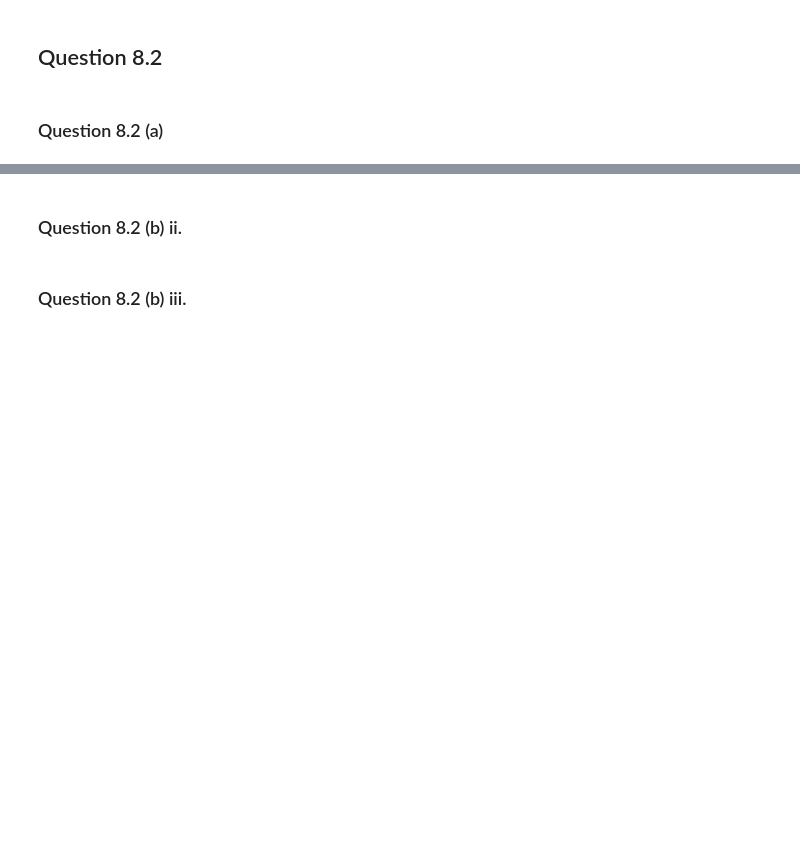
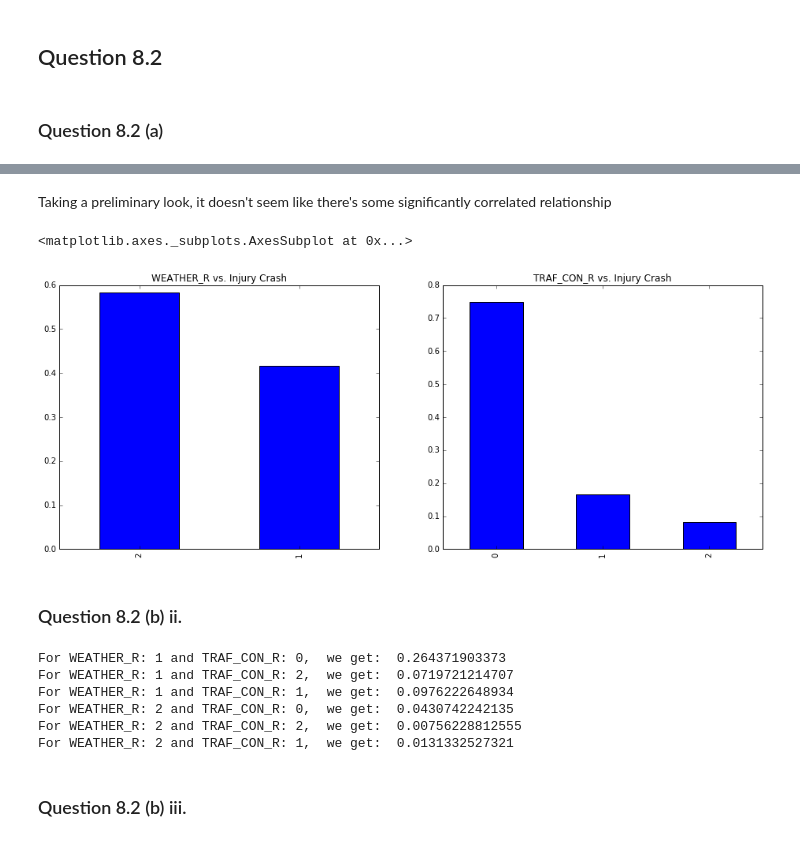
Before and after one commit to JonathanJohann/Independent_Research, a Jupyter notebook: 15.0621 Data Mining Assignment 2.ipynb, the cells around one changed output, grey strips where cells are left out. Drawn from its saved outputs; the diff is of its cells as text; code cells hidden in the pictures; blank space fills up the shorter version.

```diff
--- a/15.0621 Data Mining Assignment 2.ipynb
+++ b/15.0621 Data Mining Assignment 2.ipynb
@@ -227,3 +226,6 @@ For k = 2 , predicted value is: [ 14.64]
 ## Question 8.2
 # %% [markdown]
 ### Question 8.2 (a)
+# %%
+accidents = pd.read_csv('Accidents.csv',sep=',',header=0)
+accidents.head()
@@ -231,0 +248,3 @@ For k = 2 , predicted value is: [ 14.64]
+# %%
+q82bi = accidents[['WEATHER_R','TRAF_CON_R','INJURY_CRASH']].head(12)
+q82bi.describe()
@@ -232,5 +261,28 @@ For k = 2 , predicted value is: [ 14.64]
+# %% [markdown]
+Taking a preliminary look, it doesn't seem like there's some significantly correlated relationship
+# %%
+fig, axs = plt.subplots(1,2)
+q82bi.WEATHER_R.value_counts('INJURY_CRASH').plot(kind='bar',title='WEATHER_R vs. Injury Crash',ax=axs[0],figsize=(16,6))
+q82bi.TRAF_CON_R.value_counts('INJURY_CRASH').plot(kind='bar',title='TRAF_CON_R vs. Injury Crash',ax=axs[1],figsize=(16,6))
+# %% [output]
+<matplotlib.axes._subplots.AxesSubplot at 0x...>
+[figure, added]
 # %% [markdown]
 ### Question 8.2 (b) ii.
+# %%
+injuries = accidents[accidents.INJURY_CRASH==1]
+for val1 in pd.unique(injuries['WEATHER_R']):
+    weather_adjusted = injuries[injuries.WEATHER_R==val1]
+    for val2 in pd.unique(injuries['TRAF_CON_R']):
+        traf_adjusted = weather_adjusted[weather_adjusted.TRAF_CON_R==val2]
+        print "For WEATHER_R: %s and TRAF_CON_R: %s," % (val1,val2)," we get: ",len(traf_adjusted)/float(len(accidents))
+# %% [output]
+For WEATHER_R: 1 and TRAF_CON_R: 0,  we get:  0.264371903373
+For WEATHER_R: 1 and TRAF_CON_R: 2,  we get:  0.0719721214707
+For WEATHER_R: 1 and TRAF_CON_R: 1,  we get:  0.0976222648934
+For WEATHER_R: 2 and TRAF_CON_R: 0,  we get:  0.0430742242135
+For WEATHER_R: 2 and TRAF_CON_R: 2,  we get:  0.00756228812555
+For WEATHER_R: 2 and TRAF_CON_R: 1,  we get:  0.0131332527321
 # %% [markdown]
 ### Question 8.2 (b) iii.
 # %% [markdown]
```
Also changed, not shown: parts of 13 cells of this notebook.
